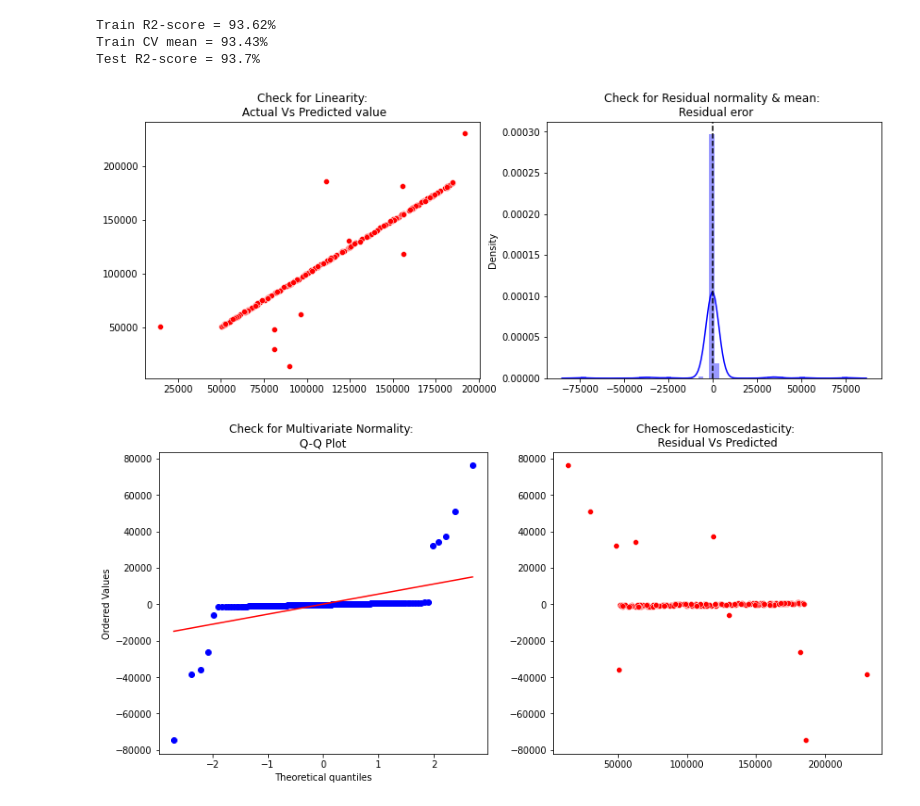
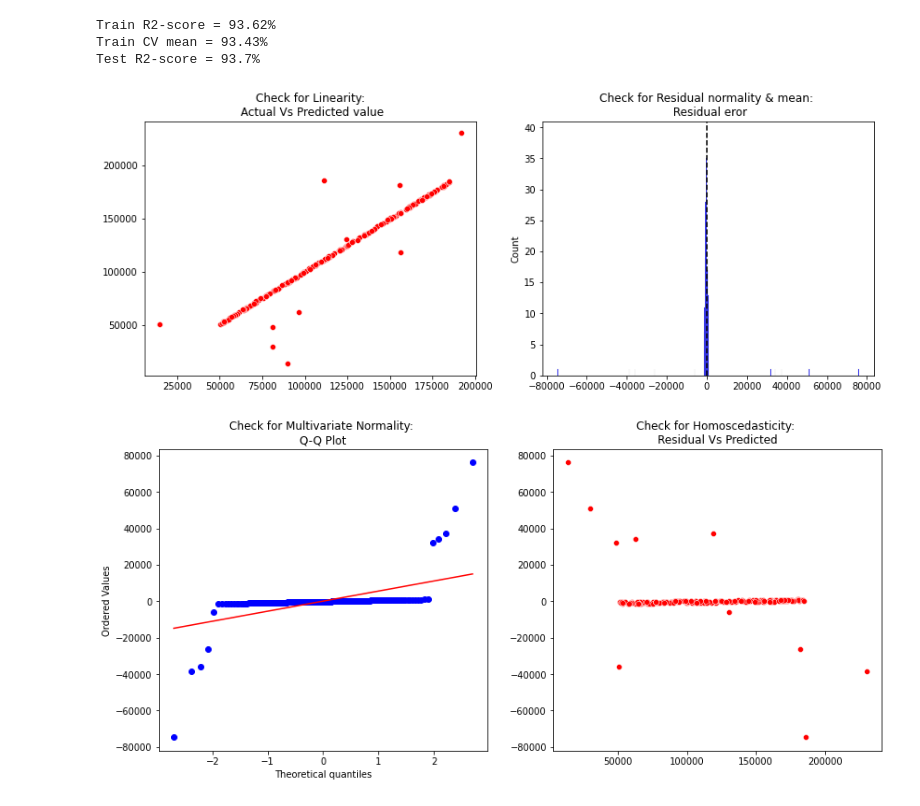
Before and after one commit to MegamanXD/ML-Regression-InDepth, a Jupyter notebook: multiple_linear_regression.ipynb, the cells around one changed output. Cells and saved outputs as stored; diff of their text form; code cells hidden in the pictures.

```diff
--- a/multiple_linear_regression-standardized.ipynb
+++ b/multiple_linear_regression.ipynb
@@ -301,17 +301,17 @@ Test R2-score = 93.7%
 # %%
 # Check for Linearity
 f = plt.figure(figsize=(14,5))
 ax = f.add_subplot(121)
-sns.scatterplot(y_test,y_pred_test,ax=ax,color='r')
+sns.scatterplot(x=y_test, y=y_pred_test, ax=ax, color='r')
 ax.set_title('Check for Linearity:\n Actual Vs Predicted value')
 
 # Check for Residual normality & mean
 ax = f.add_subplot(122)
-sns.distplot((y_test - y_pred_test),ax=ax,color='b')
+sns.histplot((y_test - y_pred_test), ax=ax, color='b')
 ax.axvline((y_test - y_pred_test).mean(),color='k',linestyle='--')
 ax.set_title('Check for Residual normality & mean: \n Residual eror');
 # %% [output]
-[figure, old version]
+[figure, new version]
 # %%
 # Check for Multivariate Normality
 # Quantile-Quantile plot
```
